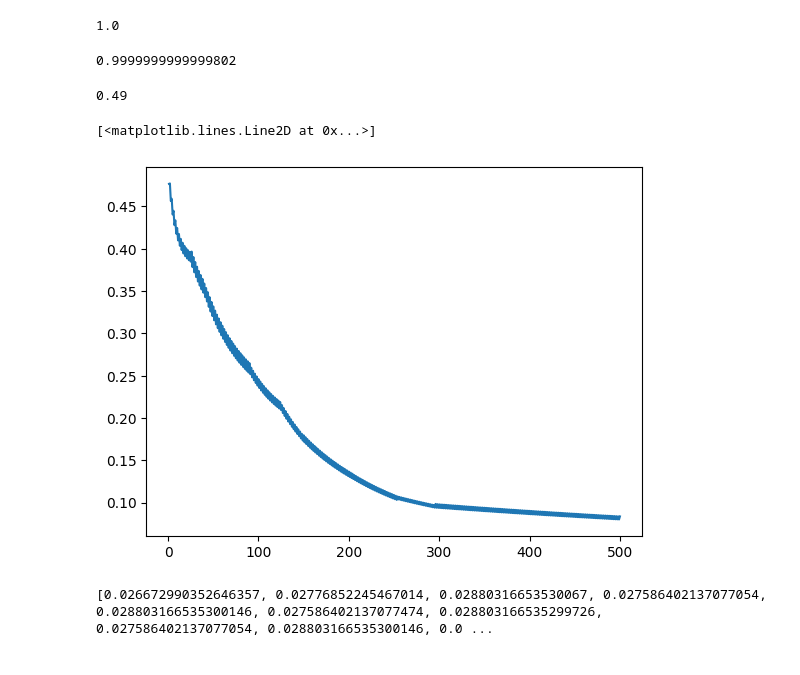
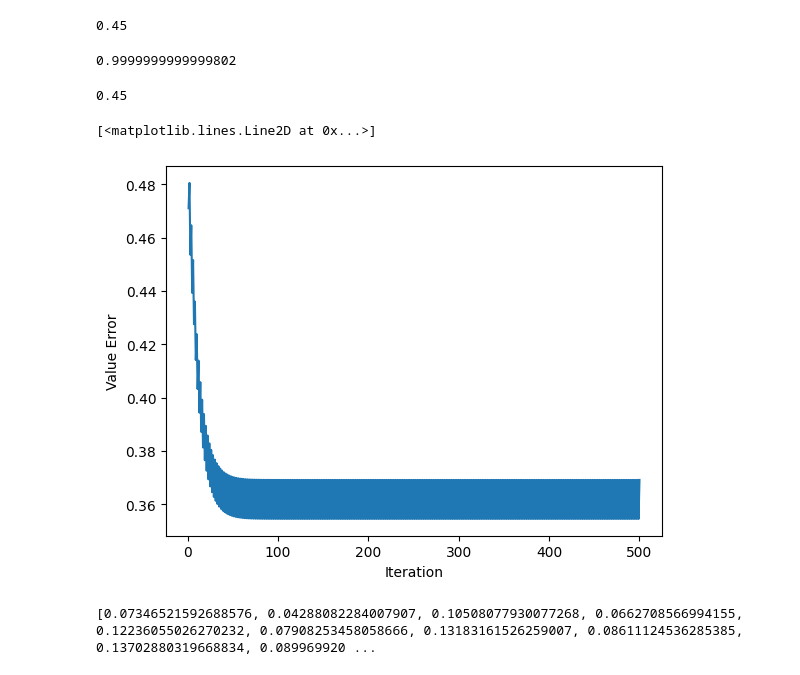
Before and after one commit to baris221/ML-2023-24-Baris-Erto, a Jupyter notebook: TME6/tme6.ipynb, the cells around one changed output. Drawn from its saved outputs; the diff is of its cells as text; code cells hidden in the pictures.

```diff
--- a/TME6/tme6.ipynb
+++ b/TME6/tme6.ipynb
@@ -43,13 +43,13 @@ def gen_arti(centerx=1,centery=1,sigma=0.1,nbex=1000,data_type=0,epsilon=0.02):
     y=y[idx]
     return data,y.reshape(-1, 1)
 # %%
-X,Y=gen_arti()
+X,Y=gen_arti(data_type=2)
 train_x,test_x,train_y,test_y=train_test_split(X,Y,train_size=0.9)
 cl=RandomForestClassifier(random_state=0,max_depth=2)
 cl.fit(train_x,train_y)
 cl.score(test_x,test_y)
 # %% [output]
-1.0
+0.45
 # %%
 class Adaboost():
     def __init__(self,n_estimators):
@@ -102,21 +102,23 @@ class Adaboost():
         Y_pred=self.predict(X)
         return np.mean(np.where(Y.T==Y_pred,1,0))
 # %%
-data_x,data_y=gen_arti(data_type=2)
+data_x,data_y=gen_arti(data_type=1)
 train_x,test_x,train_y,test_y=train_test_split(data_x,data_y,train_size=0.9)
 my_booster=Adaboost(500)
 my_booster.fit(train_x,train_y)
 my_booster.accuracy(test_x,test_y)
 # %% [output]
 0.9999999999999802
-0.49
+0.45
 # %%
 x=range(1,501)
+plt.xlabel("Iteration")
+plt.ylabel("Value Error")
 plt.plot(x,my_booster.errors)
 # %% [output]
 [<matplotlib.lines.Line2D at 0x...>]
-[figure, old version]
+[figure, new version]
 # %%
 print(my_booster.alpha)
 # %% [output]
-[0.026672990352646357, 0.02776852245467014, 0.02880316653530067, 0.027586402137077054, 0.028803166535300146, 0.027586402137077474, 0.028803166535299726, 0.027586402137077054, 0.028803166535300146, 0.0 ...
+[0.07346521592688576, 0.04288082284007907, 0.10508077930077268, 0.0662708566994155, 0.12236055026270232, 0.07908253458058666, 0.13183161526259007, 0.08611124536285385, 0.13702880319668834, 0.089969920 ...
```
Also changed, not shown: 2 other files.
